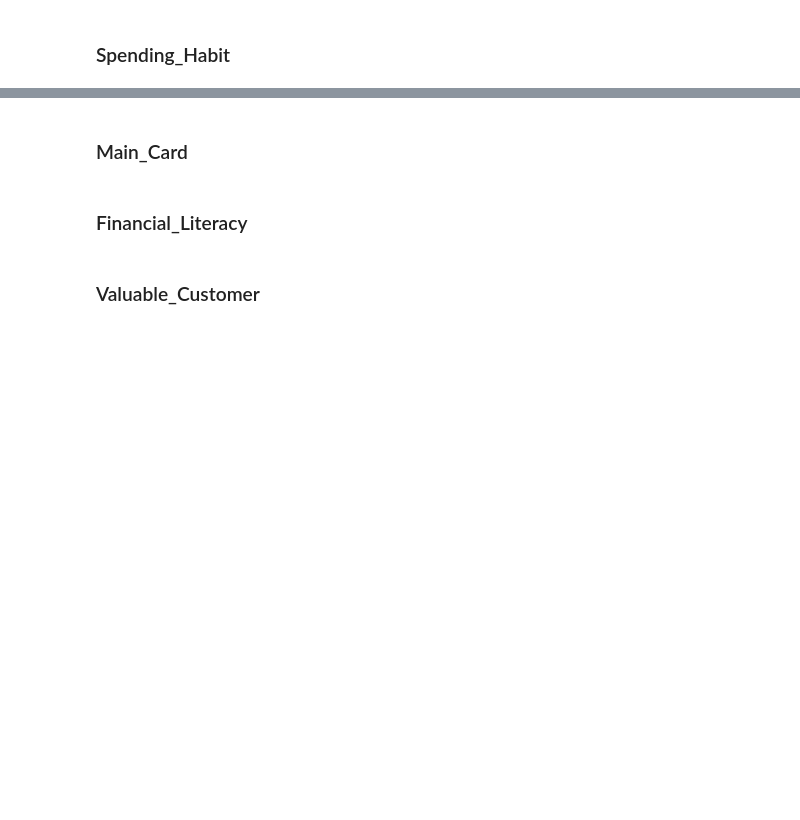
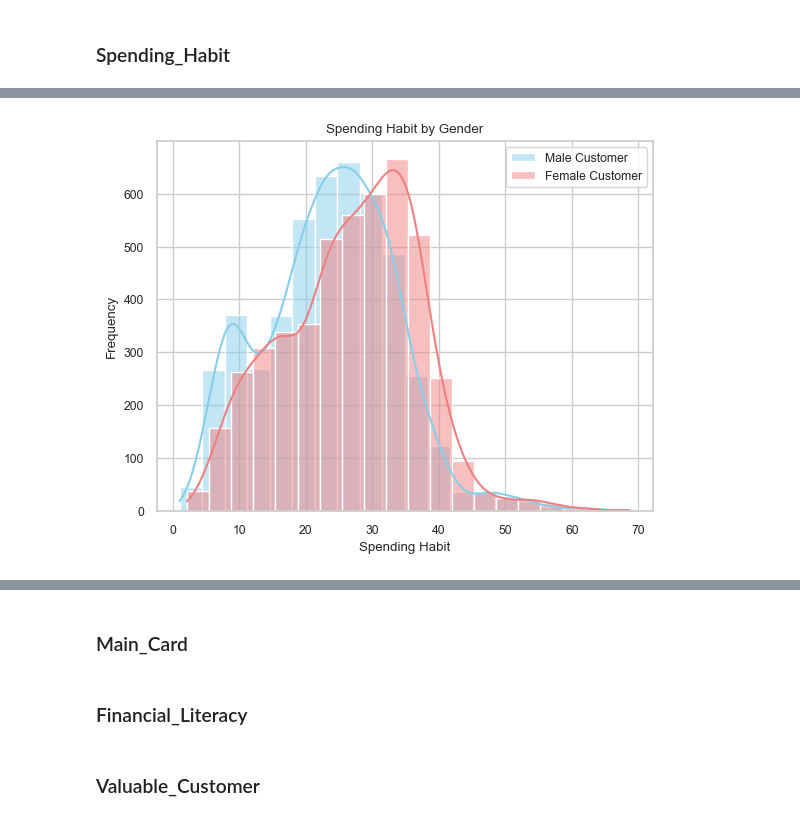
Before and after one commit to myhappydays/Programmers-Data-Analysis-2nd, a Jupyter notebook: Seokjun/Hypothesis_Test.ipynb, the cells around one changed output, grey strips where cells are left out. Drawn from its saved outputs; the diff is of its cells as text; code cells hidden in the pictures; blank space fills up the shorter version.

```diff
--- a/Seokjun/Hypothesis_Test.ipynb
+++ b/Seokjun/Hypothesis_Test.ipynb
@@ -694,0 +752,21 @@ ValueError: could not convert string to float: 'Not New'
+# %%
+# 성별별 Spending_Habit
+M = df[df['Gender'] == 1]['Spending_Habit']
+FM = df[df['Gender'] == 0]['Spending_Habit']
+
+min_length = min([len(M), len(FM)])
+
+M = M.sample(n=min_length, random_state=0)
+FM = FM.sample(n=min_length, random_state=0)
+
+sns.histplot(M, bins=20, kde=True, color='skyblue', label='Male Customer')
+sns.histplot(FM, bins=20, kde=True, color='lightcoral', label='Female Customer')
+
+plt.title('Spending Habit by Gender')
+plt.xlabel('Spending Habit')
+plt.ylabel('Frequency')
+
+plt.legend()
+plt.show()
+# %% [output]
+[figure, added]
```
Also changed, not shown: parts of 12 cells of this notebook.
